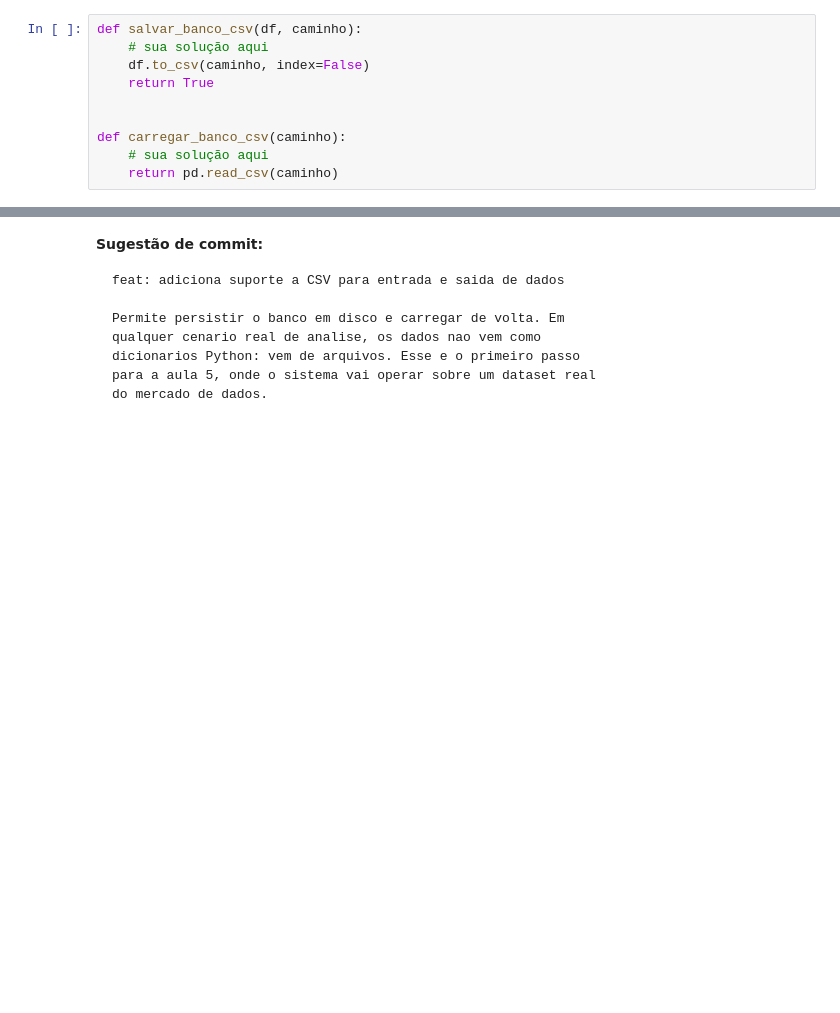
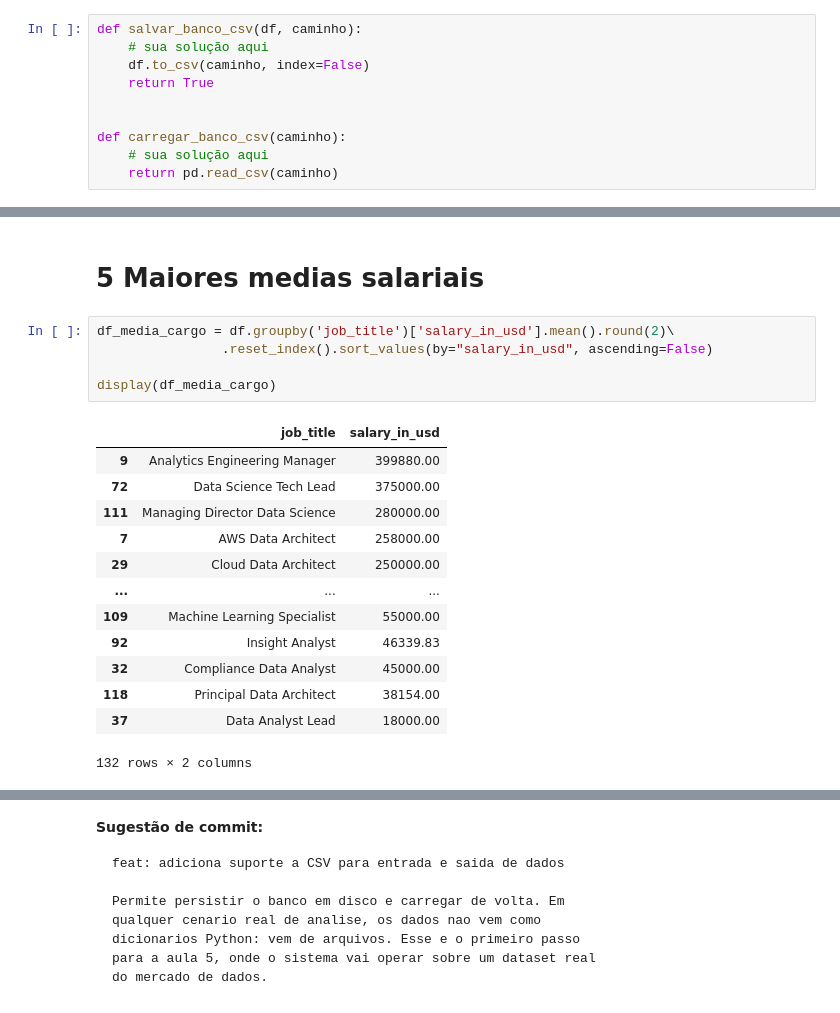
Before and after one commit to pedrojrcruz30-code/ada---projeto---modulo-2, a Jupyter notebook: projeto_pedro.ipynb, the cells around one changed output, grey strips where cells are left out. Drawn from its saved outputs; the diff is of its cells as text; blank space fills up the shorter version.

```diff
--- a/projeto_pedro.ipynb
+++ b/projeto_pedro.ipynb
@@ -566,0 +623,21 @@ True
+# %% [markdown]
+# 5 Maiores medias salariais
+# %%
+df_media_cargo = df.groupby('job_title')['salary_in_usd'].mean().round(2)\
+                .reset_index().sort_values(by="salary_in_usd", ascending=False)
+
+display(df_media_cargo)
+# %% [output]
+|  | job_title | salary_in_usd |
+| 9 | Analytics Engineering Manager | 399880.00 |
+| 72 | Data Science Tech Lead | 375000.00 |
+| 111 | Managing Director Data Science | 280000.00 |
+| 7 | AWS Data Architect | 258000.00 |
+| 29 | Cloud Data Architect | 250000.00 |
+| ... | ... | ... |
+| 109 | Machine Learning Specialist | 55000.00 |
+| 92 | Insight Analyst | 46339.83 |
+| 32 | Compliance Data Analyst | 45000.00 |
+| 118 | Principal Data Architect | 38154.00 |
+| 37 | Data Analyst Lead | 18000.00 |
+132 rows × 2 columns
```
Also changed, not shown: parts of 7 cells of this notebook.
